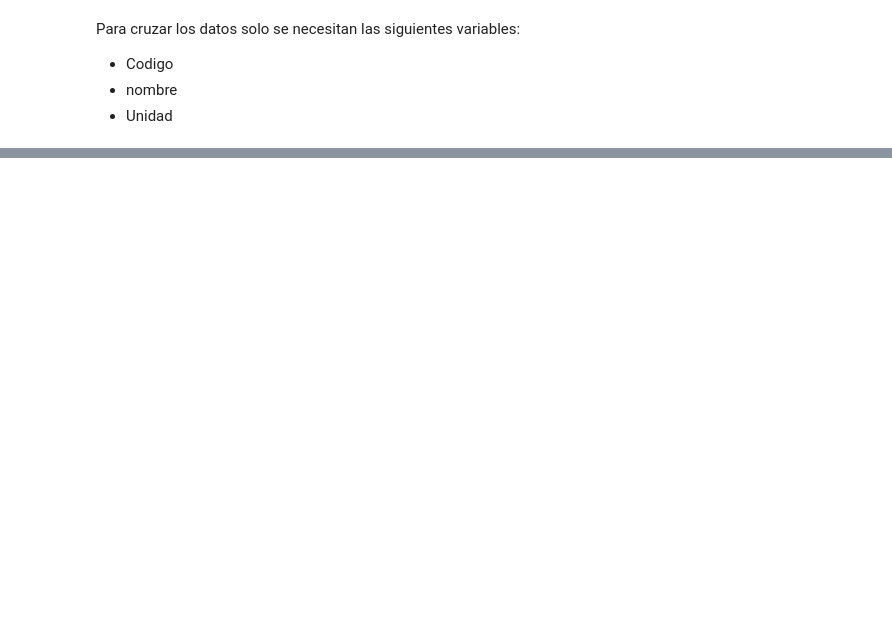
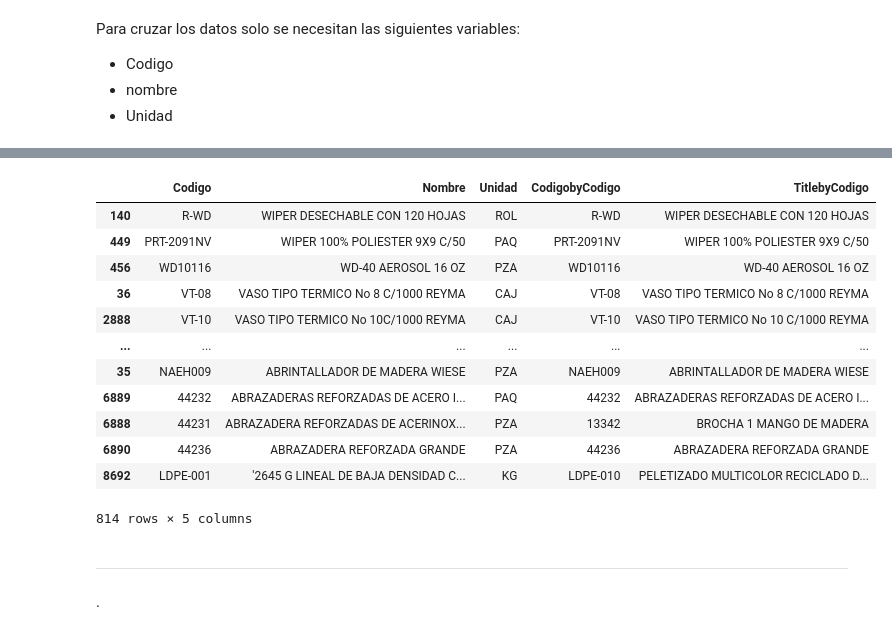
Before and after one commit to devicemxl/BajaWorkspace, a Jupyter notebook: 01MapeoProductos.ipynb, the cells around one changed output, grey strips where cells are left out. Saved outputs shown, nothing was run; the diff lists cells and outputs as text; code cells hidden in the pictures; blank space fills up the shorter version.

```diff
--- a/01MapeoProductos.ipynb
+++ b/01MapeoProductos.ipynb
@@ -54,0 +206,17 @@ VentasData.head(1)
+# %%
+NonNullTitles = ExceptionTitles[ ExceptionTitles['CodigobyCodigo'] != '' ]
+NonNullTitles
+# %% [output]
+|  | Codigo | Nombre | Unidad | CodigobyCodigo | TitlebyCodigo |
+| 140 | R-WD | WIPER DESECHABLE CON 120 HOJAS | ROL | R-WD | WIPER DESECHABLE CON 120 HOJAS |
+| 449 | PRT-2091NV | WIPER 100% POLIESTER 9X9 C/50 | PAQ | PRT-2091NV | WIPER 100% POLIESTER 9X9 C/50 |
+| 456 | WD10116 | WD-40 AEROSOL 16 OZ | PZA | WD10116 | WD-40 AEROSOL 16 OZ |
+| 36 | VT-08 | VASO TIPO TERMICO No 8 C/1000 REYMA | CAJ | VT-08 | VASO TIPO TERMICO No 8 C/1000 REYMA |
+| 2888 | VT-10 | VASO TIPO TERMICO No 10C/1000 REYMA | CAJ | VT-10 | VASO TIPO TERMICO No 10 C/1000 REYMA |
+| ... | ... | ... | ... | ... | ... |
+| 35 | NAEH009 | ABRINTALLADOR DE MADERA WIESE | PZA | NAEH009 | ABRINTALLADOR DE MADERA WIESE |
+| 6889 | 44232 | ABRAZADERAS REFORZADAS DE ACERO I... | PAQ | 44232 | ABRAZADERAS REFORZADAS DE ACERO I... |
+| 6888 | 44231 | ABRAZADERA REFORZADAS DE ACERINOX... | PZA | 13342 | BROCHA 1 MANGO DE MADERA |
+| 6890 | 44236 | ABRAZADERA REFORZADA GRANDE | PZA | 44236 | ABRAZADERA REFORZADA GRANDE |
+| 8692 | LDPE-001 | '2645 G LINEAL DE BAJA DENSIDAD C... | KG | LDPE-010 | PELETIZADO MULTICOLOR RECICLADO D... |
+814 rows × 5 columns
@@ -54,0 +227,10 @@ VentasData.head(1)
+# %% [markdown]
+---
+
+
+
+
+
+
+
+.
```
Also changed, not shown: parts of 33 cells of this notebook, 12 other files.
